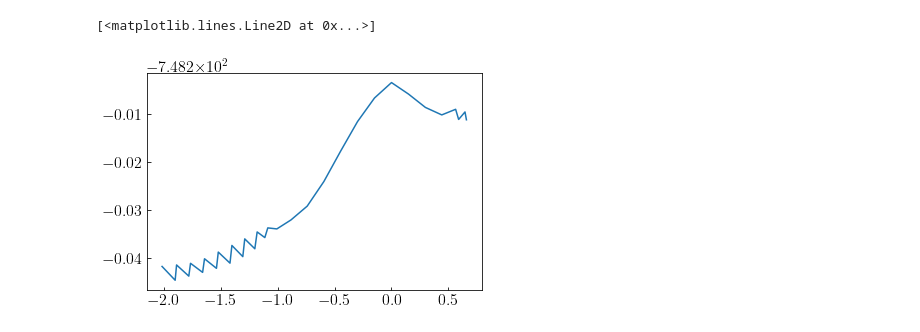
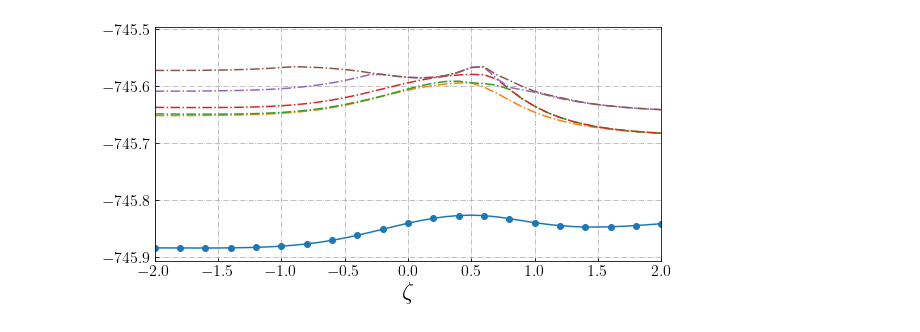
Before and after one commit to yangjunjie0320/py-ch3-cl, a Jupyter notebook: work/plot.ipynb, the cells around one changed output. Saved outputs shown, nothing was run; the diff lists cells and outputs as text; code cells hidden in the pictures.

```diff
--- a/work/plot.ipynb
+++ b/work/plot.ipynb
@@ -28,6 +38,7 @@ params = {
         "font.size":       20,
         "axes.titlesize":  16,
         "axes.labelsize":  24,
+        "axes.grid":       True,
         "legend.fontsize": 16,
         "xtick.labelsize": 16,
         "ytick.labelsize": 16,
@@ -41,8 +52,21 @@ params = {
 
 mpl.rcParams.update(params)
 # %%
-fig, ax = plt.subplots()
-ax.plot(coord1, rks_ene)
+fig, ax = plt.subplots(1, 1, figsize=(8, 4), sharex=True)
+
+ax.plot(zeta, rhf_ene, "o-", markevery=2, label="RHF")
+ax.plot(zeta, rhf_ene+cis_ene[:, 0], "-.")
+ax.plot(zeta, rhf_ene+cis_ene[:, 1], "-.")
+ax.plot(zeta, rhf_ene+cis_ene[:, 2], "-.")
+ax.plot(zeta, rhf_ene+cis_ene[:, 3], "-.")
+ax.plot(zeta, rhf_ene+cis_ene[:, 4], "-.")
+ax.grid(True, linestyle='-.')
+ax.set_ylim(-745.906, -745.496)
+ax.set_xlim(-2.0, 2.0)
+ax.set_xlabel(r"$\zeta$")
+ax.set_ylabel(r"Energy (a.u.)")
+
+ax.grid(True, linestyle='-.')
+fig.tight_layout(pad=0.2)
 # %% [output]
-[<matplotlib.lines.Line2D at 0x...>]
-[figure, old version]
+[figure, new version]
```
Also changed, not shown: parts of 2 cells of this notebook.
